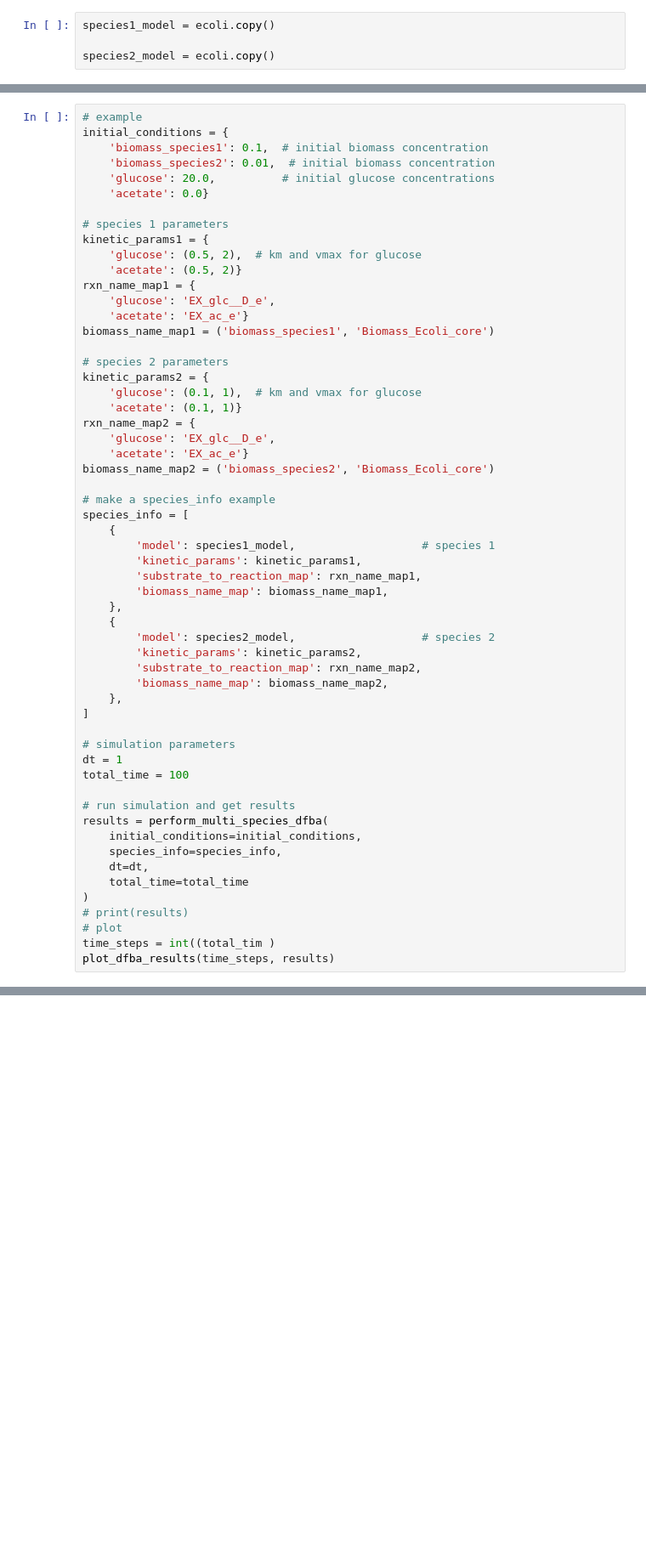
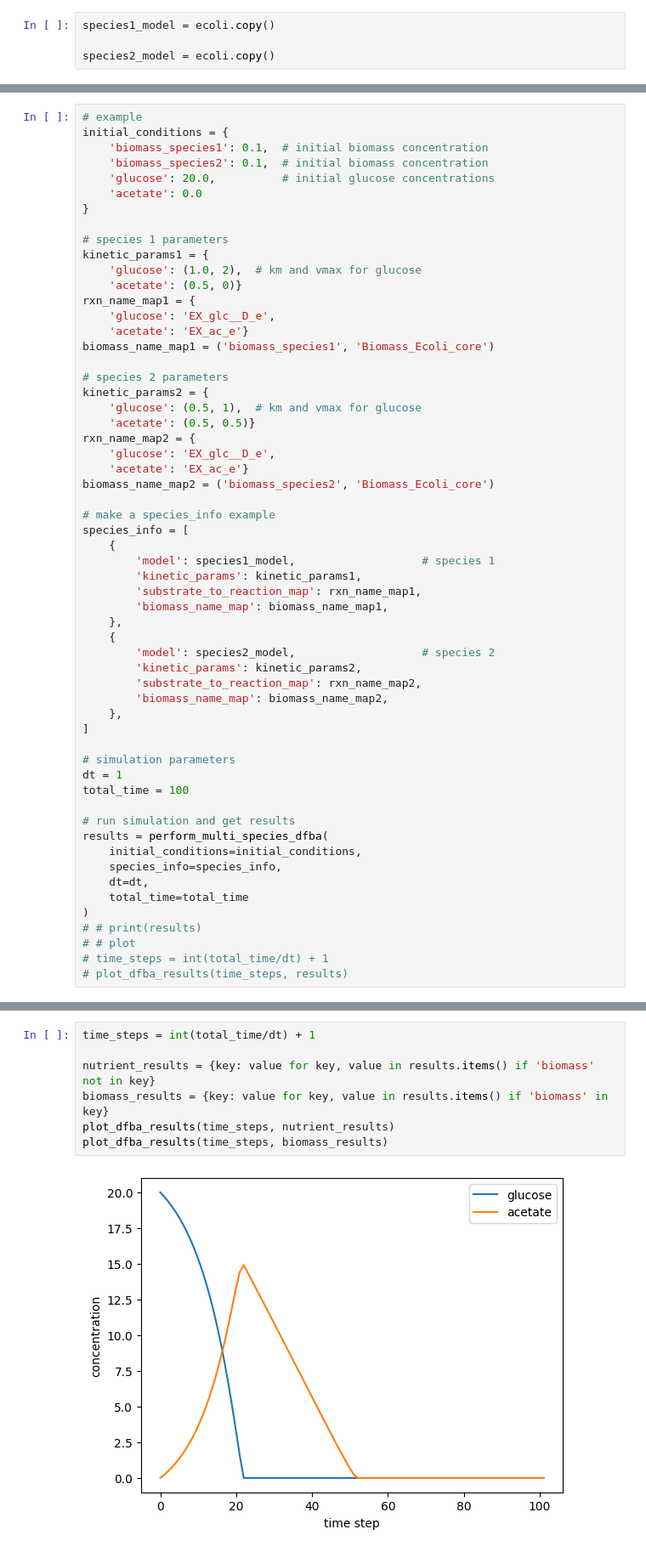
Before and after one commit to eagmon/notebook_tests, a Jupyter notebook: sim_study_work_dfba.ipynb, the cells around one changed output, grey strips where cells are left out. Shown at 85% size. Drawn from its saved outputs; the diff is of its cells as text; blank space fills up the shorter version.

Commit message:
dfba work notebook

```diff
--- a/sim_study_work_dfba.ipynb
+++ b/sim_study_work_dfba.ipynb
@@ -215,14 +231,15 @@ def perform_multi_species_dfba(initial_conditions, species_info, dt, total_time)
 # example
 initial_conditions = {
     'biomass_species1': 0.1,  # initial biomass concentration
-    'biomass_species2': 0.01,  # initial biomass concentration
+    'biomass_species2': 0.1,  # initial biomass concentration
     'glucose': 20.0,          # initial glucose concentrations
-    'acetate': 0.0}
+    'acetate': 0.0
+}
 
 # species 1 parameters
 kinetic_params1 = {
-    'glucose': (0.5, 2),  # km and vmax for glucose
-    'acetate': (0.5, 2)}
+    'glucose': (1.0, 2),  # km and vmax for glucose
+    'acetate': (0.5, 0)}
 rxn_name_map1 = {
     'glucose': 'EX_glc__D_e',
     'acetate': 'EX_ac_e'}
@@ -230,8 +247,8 @@ biomass_name_map1 = ('biomass_species1', 'Biomass_Ecoli_core')
 
 # species 2 parameters
 kinetic_params2 = {
-    'glucose': (0.1, 1),  # km and vmax for glucose
-    'acetate': (0.1, 1)}
+    'glucose': (0.5, 1),  # km and vmax for glucose
+    'acetate': (0.5, 0.5)}
 rxn_name_map2 = {
     'glucose': 'EX_glc__D_e',
     'acetate': 'EX_ac_e'}
@@ -264,7 +281,7 @@ results = perform_multi_species_dfba(
     dt=dt,
     total_time=total_time
 )
-# print(results)
-# plot
-time_steps = int((total_tim )
-plot_dfba_results(time_steps, results)
+# # print(results)
+# # plot
+# time_steps = int(total_time/dt) + 1
+# plot_dfba_results(time_steps, results)
@@ -272,0 +288,9 @@ plot_dfba_results(time_steps, results)
+# %%
+time_steps = int(total_time/dt) + 1
+
+nutrient_results = {key: value for key, value in results.items() if 'biomass' not in key}
+biomass_results = {key: value for key, value in results.items() if 'biomass' in key}
+plot_dfba_results(time_steps, nutrient_results)
+plot_dfba_results(time_steps, biomass_results)
+# %% [output]
+[figure, added]
```
Also changed, not shown: parts of 4 cells of this notebook.
